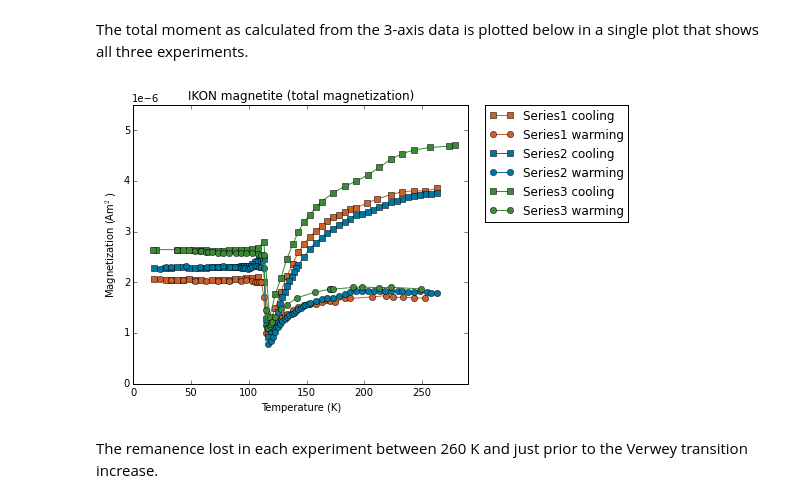
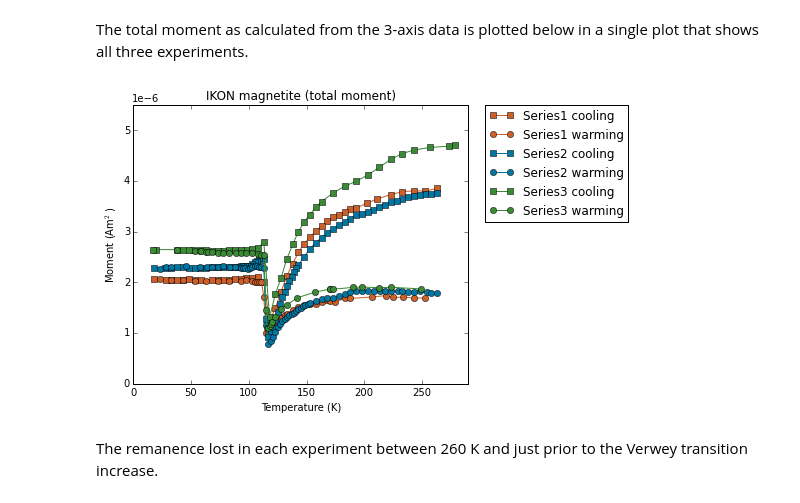
Before and after one commit to Swanson-Hysell-Group/2015_Feinberg-et-al_low-temp, a Jupyter notebook: Code/LowT_Data_Analysis.ipynb, the cells around one changed output. Cells and saved outputs as stored; diff of their text form; code cells hidden in the pictures.

```diff
--- a/Code/LowT_Data_Analysis.ipynb
+++ b/Code/LowT_Data_Analysis.ipynb
@@ -665,29 +665,29 @@ The total moment as calculated from the 3-axis data is plotted below in a single
 # %%
 plt.figure(figsize=(6,5),dpi=160)
 plt.plot(Ikon_series1_cooling['Meas_T[K]'], Ikon_series1_cooling['Mtotal_bsub[Am2]'], 's-',
          label='Series1 cooling',color='#CD5F28')
 plt.plot(Ikon_series1_warming['Meas_T[K]'], Ikon_series1_warming['Mtotal_bsub[Am2]'], 'o-',
          label='Series1 warming',color='#CD5F28')
 plt.plot(Ikon_series2_cooling['Meas_T[K]'], Ikon_series2_cooling['Mtotal_bsub[Am2]'], 's-',
          label='Series2 cooling',color='#0077A2')
 plt.plot(Ikon_series2_warming['Meas_T[K]'], Ikon_series2_warming['Mtotal_bsub[Am2]'], 'o-',
          label='Series2 warming',color='#0077A2')
 plt.plot(Ikon_series3_cooling['Meas_T[K]'], Ikon_series3_cooling['Mtotal_bsub[Am2]'], 's-',
          label='Series3 cooling',color='#3B8B36')
 plt.plot(Ikon_series3_warming['Meas_T[K]'], Ikon_series3_warming['Mtotal_bsub[Am2]'], 'o-',
          label='Series3 warming',color='#3B8B36')
 
-plt.ylabel('Magnetization (Am$^2$)')
+plt.ylabel('Moment (Am$^2$)')
 plt.xlabel('Temperature (K)')
 plt.xlim(0, 290)
 plt.ylim(0, .0000055)
 plt.ticklabel_format(style='sci', scilimits=(0,0), axis='y')
 plt.legend(bbox_to_anchor=(1.05, 1), loc=2, borderaxespad=0.)
-plt.title('IKON magnetite (total magnetization)')
+plt.title('IKON magnetite (total moment)')
 plt.savefig('code_output/Ikon_magnetite_total.pdf')
 plt.show()
 # %% [output]
-[figure, old version]
+[figure, new version]
 # %% [markdown]
 The remanence lost in each experiment between 260 K and just prior to the Verwey transition increase.
 # %%
```
Also changed, not shown: parts of 32 cells of this notebook, 23 other files.
